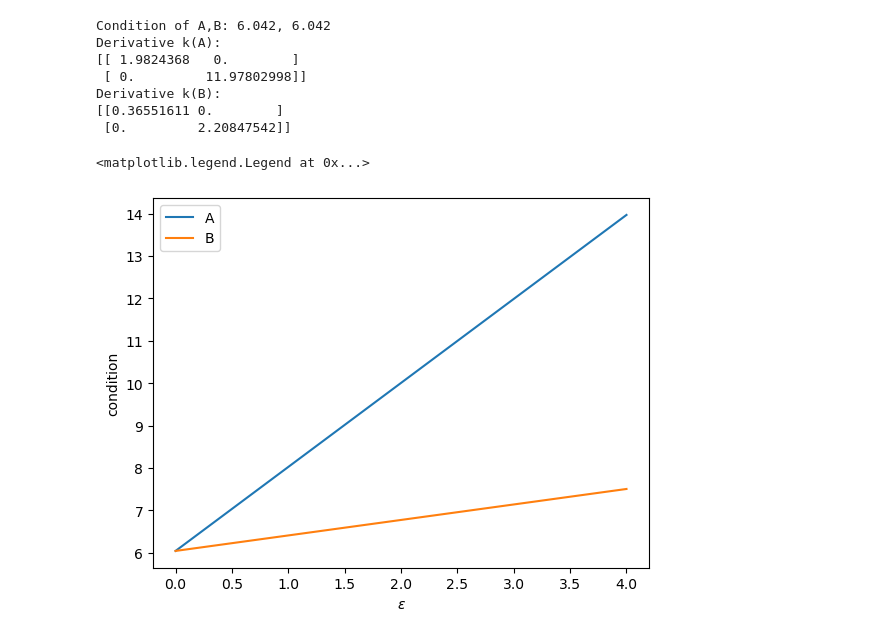
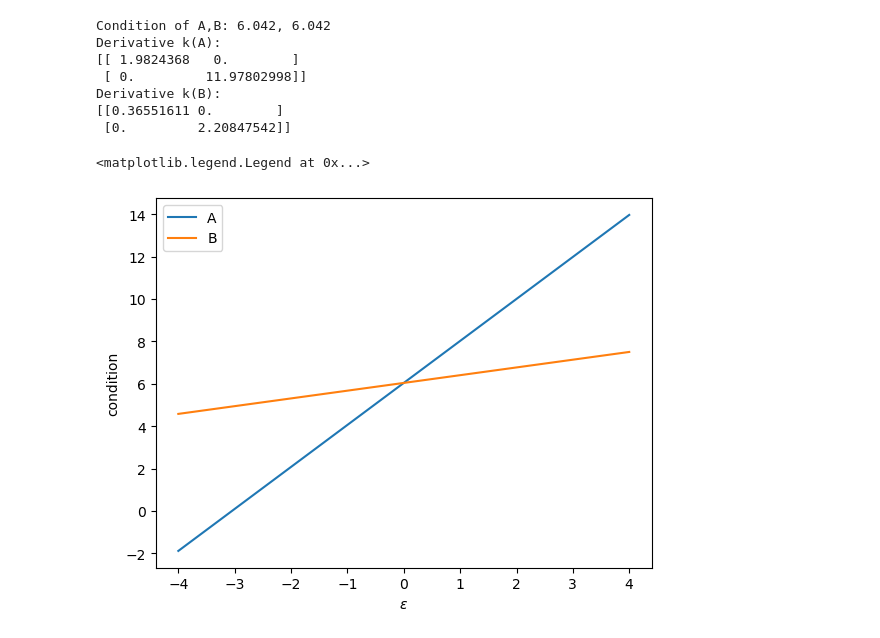
Before and after one commit to HillaryHauger/robust-identifiability-symbolic-recovery, a Jupyter notebook: My Experiments/condition.ipynb, the cells around one changed output. Saved outputs shown, nothing was run; the diff lists cells and outputs as text; code cells hidden in the pictures.

```diff
--- a/My Experiments/condition.ipynb
+++ b/My Experiments/condition.ipynb
@@ -57,14 +57,14 @@ Derivative k(B):
 [[0.36551611 0.        ]
  [0.         2.20847542]]
 # %%
-eps_array = np.linspace(0,4,21)
+eps_array = np.linspace(-4,4,20)
 condA = [condition(A+np.diag([eps,0])) for eps in eps_array]
 condB = [condition(B+np.diag([eps,0])) for eps in eps_array]
 plt.plot(eps_array,condA, label="A")
 plt.plot(eps_array,condB, label="B")
 plt.xlabel(r"$\epsilon$")
 plt.ylabel("condition")
 plt.legend()
 # %% [output]
 <matplotlib.legend.Legend at 0x...>
-[figure, old version]
+[figure, new version]
```
Also changed, not shown: 2 other files.
